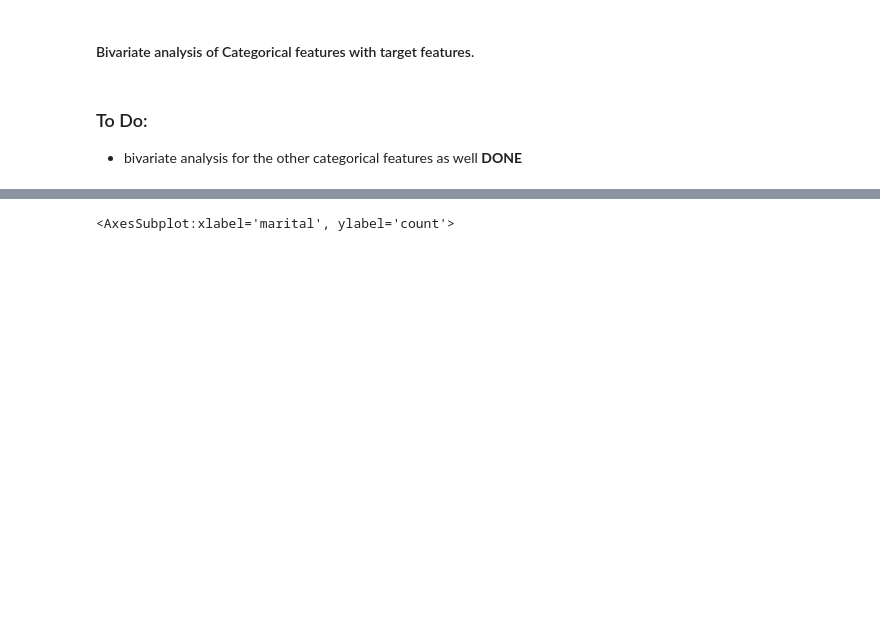
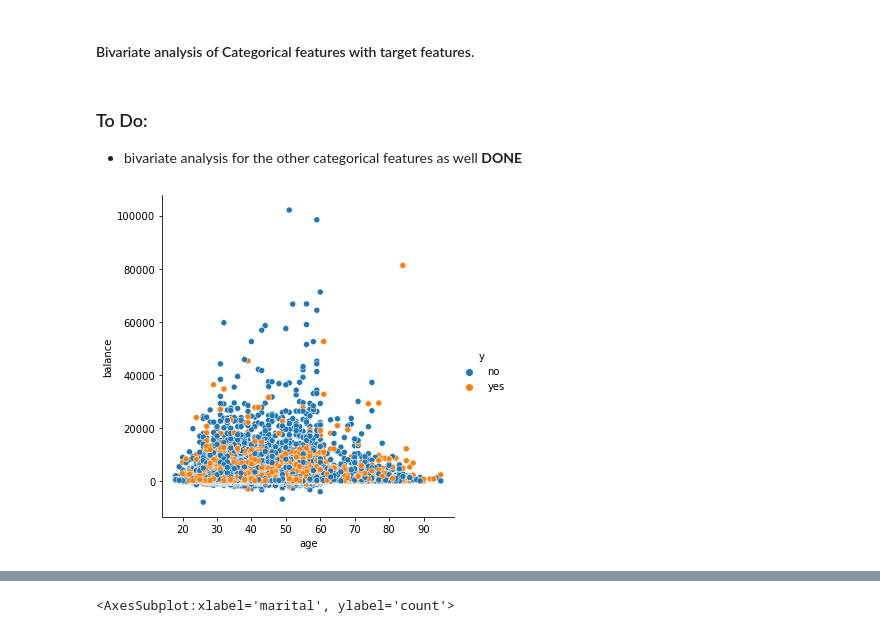
Before and after one commit to andreastgram/ds_banking, a Jupyter notebook: ds_banking.ipynb, the cells around one changed output, grey strips where cells are left out. Saved outputs shown, nothing was run; the diff lists cells and outputs as text; code cells hidden in the pictures; blank space fills up the shorter version.

Commit message:
worked on some more visualizations

```diff
--- a/ds_banking.ipynb
+++ b/ds_banking.ipynb
@@ -136,3 +136,7 @@ plt.show()
 # %% [markdown]
 ### To Do:
 * bivariate analysis for the other categorical features as well **DONE**
+# %%
+sns.relplot(x="age", y="balance", hue="y", data=df);
+# %% [output]
+[figure, added]
```
Also changed, not shown: parts of 5 cells of this notebook.
